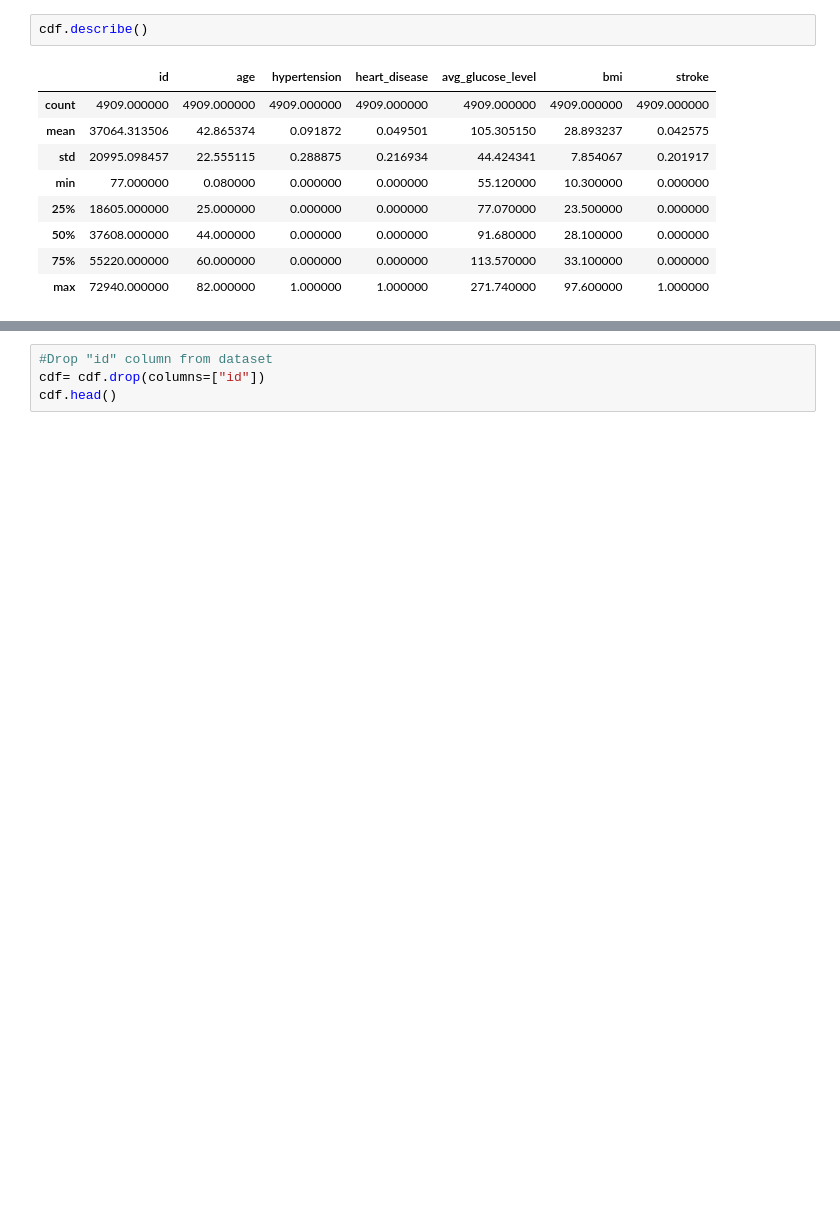
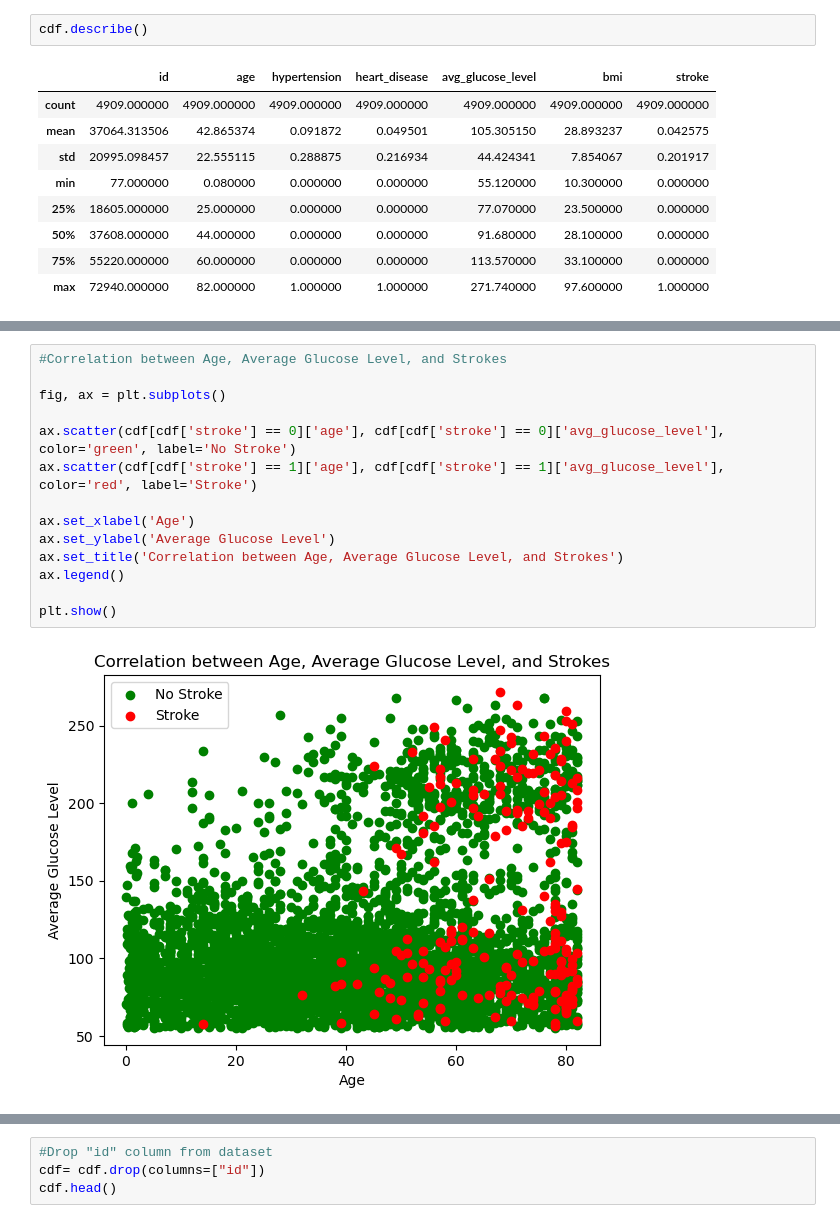
Before and after one commit to cfam1234/PythonDataScienceProjects, a Jupyter notebook: PythonStrokePredictionProject.ipynb, the cells around one changed output, grey strips where cells are left out. Drawn from its saved outputs; the diff is of its cells as text; blank space fills up the shorter version.

```diff
--- a/PythonStrokePredictionProject.ipynb
+++ b/PythonStrokePredictionProject.ipynb
@@ -73,0 +97,16 @@ cdf.describe()
+# %%
+#Correlation between Age, Average Glucose Level, and Strokes
+
+fig, ax = plt.subplots()
+
+ax.scatter(cdf[cdf['stroke'] == 0]['age'], cdf[cdf['stroke'] == 0]['avg_glucose_level'], color='green', label='No Stroke')
+ax.scatter(cdf[cdf['stroke'] == 1]['age'], cdf[cdf['stroke'] == 1]['avg_glucose_level'], color='red', label='Stroke')
+
+ax.set_xlabel('Age')
+ax.set_ylabel('Average Glucose Level')
+ax.set_title('Correlation between Age, Average Glucose Level, and Strokes')
+ax.legend()
+
+plt.show()
+# %% [output]
+[figure, added]
```
Also changed, not shown: parts of 8 cells of this notebook.
